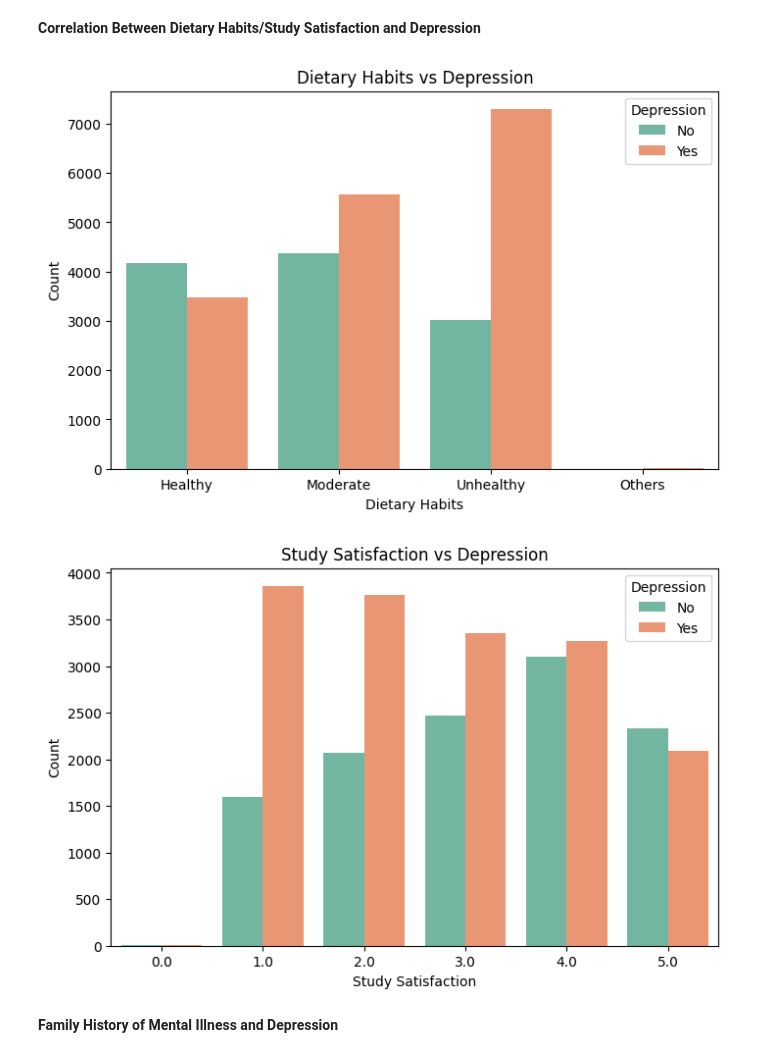
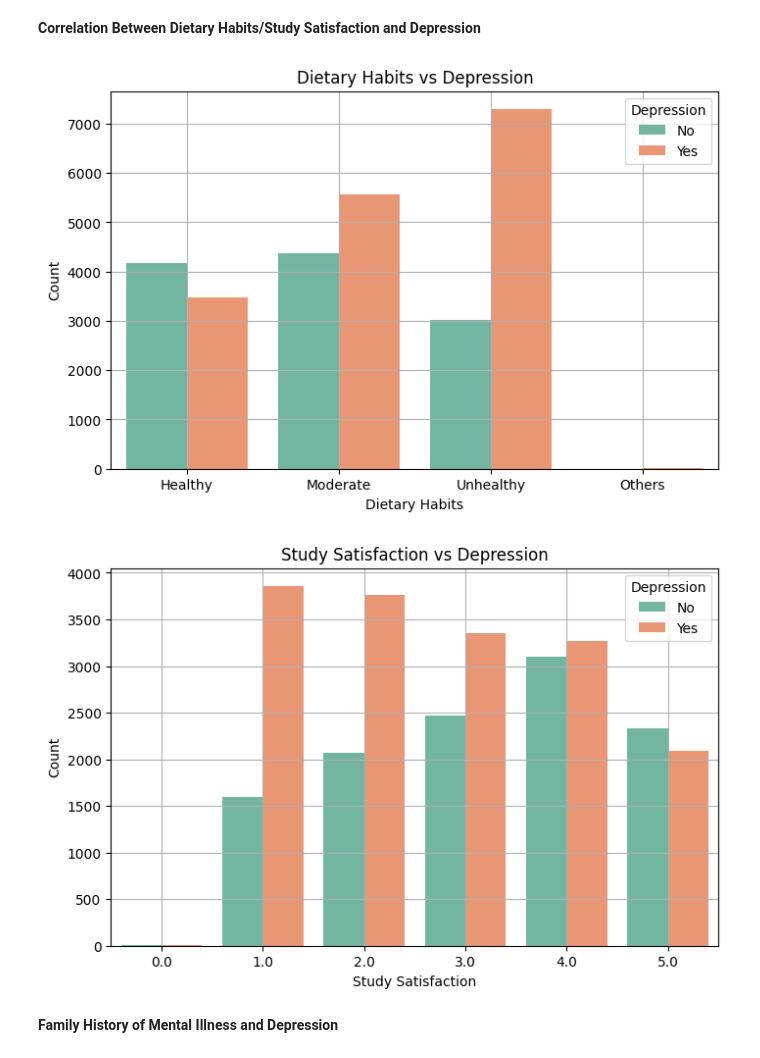
Before and after one commit to guyko29/student-depression-model, a Jupyter notebook: Student Depression Prediction.ipynb, the cells around one changed output. Drawn from its saved outputs; the diff is of its cells as text; code cells hidden in the pictures.

```diff
--- a/Student Depression Prediction.ipynb
+++ b/Student Depression Prediction.ipynb
@@ -189,5 +196,6 @@ for col in stress_cols:
     plt.xlabel(col)
     plt.ylabel('Count')
     plt.legend(title='Depression', loc='upper right', labels=['No', 'Yes'])
+    plt.grid(True)
     plt.show()
 # %% [output]
@@ -198,18 +206,19 @@ for col in stress_cols:
 # %%
 # Categorical lifestyle factors
 categorical_lifestyle_cols = ['Dietary Habits', 'Study Satisfaction']
 
 for col in categorical_lifestyle_cols:
     plt.figure(figsize=(8, 5))
     sns.countplot(x=col, hue='Depression', data=df, palette='Set2')
     plt.title(f'{col} vs Depression')
     plt.xlabel(col)
     plt.ylabel('Count')
     plt.legend(title='Depression', loc='upper right', labels=['No', 'Yes'])
+    plt.grid(True)
     plt.show()
 # %% [output]
-[figure, old version]
+[figure, new version]
-[figure, old version]
+[figure, new version]
 # %% [markdown]
 **Family History of Mental Illness and Depression**
 # %%
```
Also changed, not shown: parts of 10 cells of this notebook.
